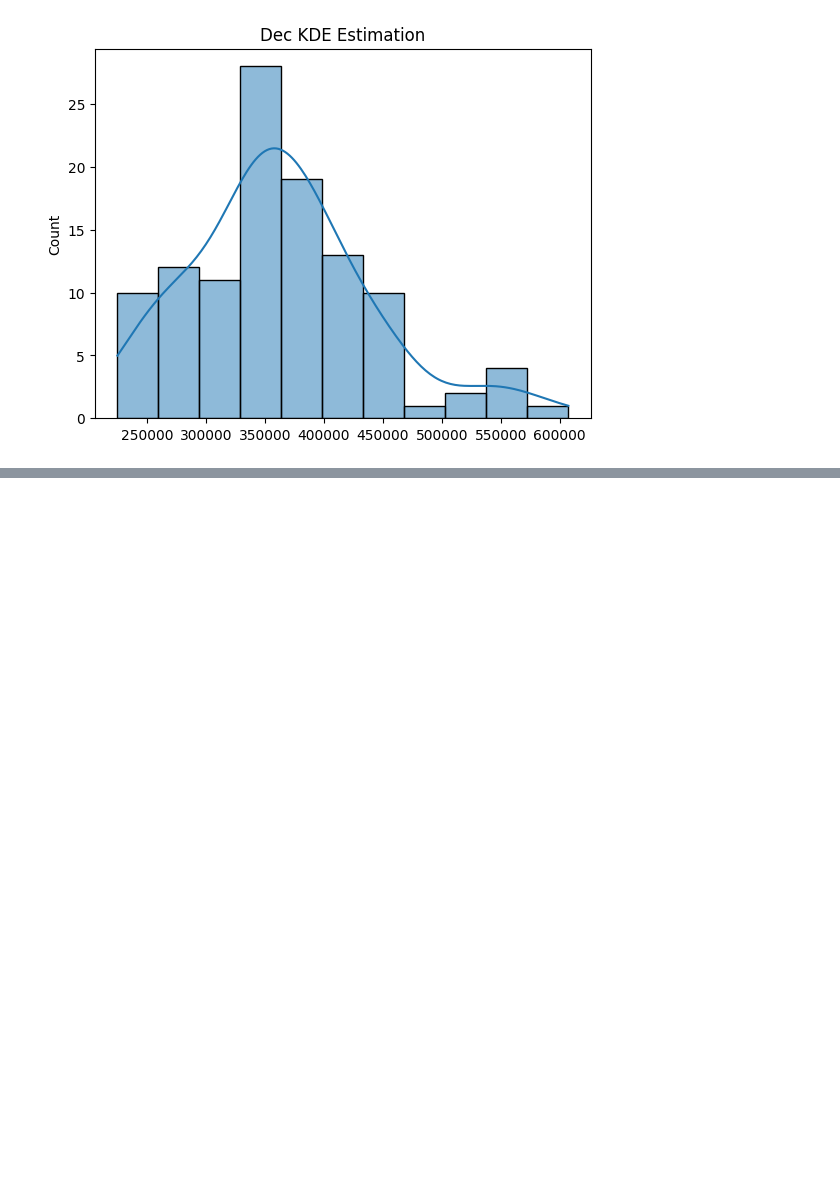
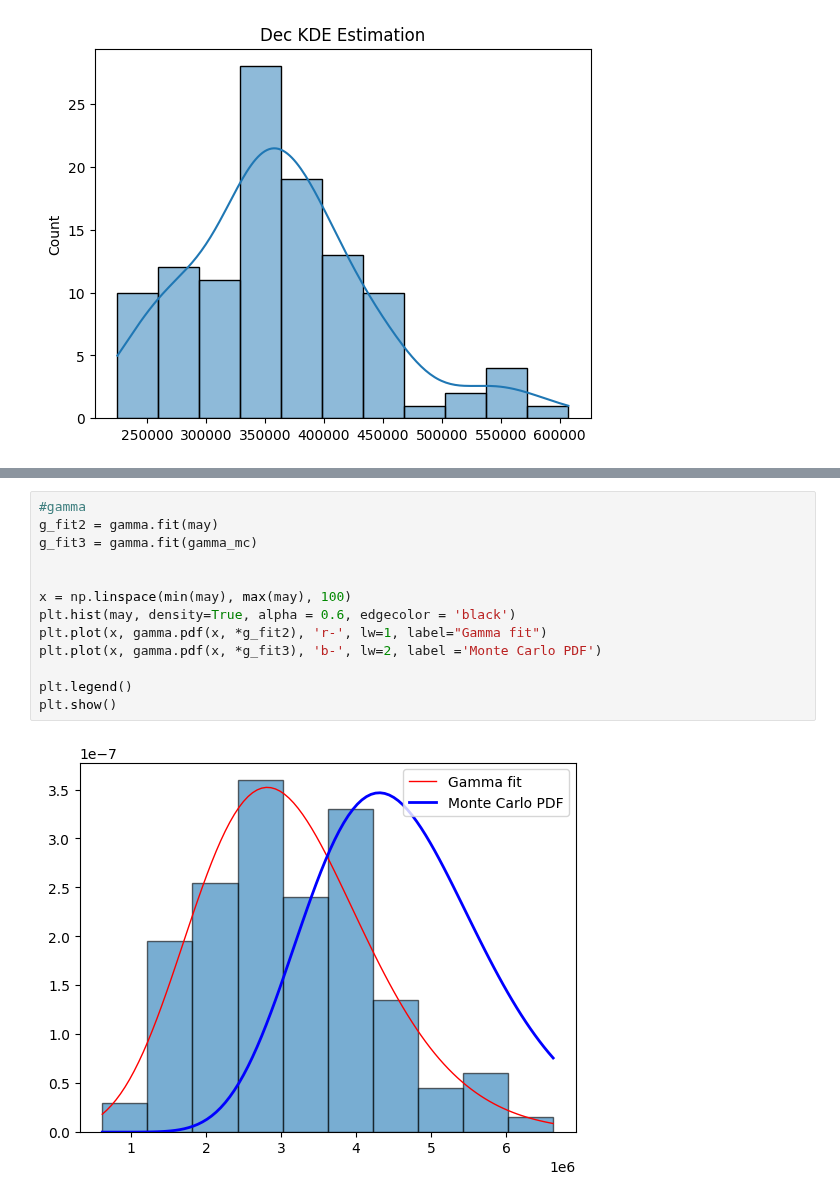
Before and after one commit to jtdocter27/Engineering-Probability---Statistics, a Jupyter notebook: R_project.ipynb, the cells around one changed output, grey strips where cells are left out. Saved outputs shown, nothing was run; the diff lists cells and outputs as text; blank space fills up the shorter version.

```diff
--- a/R_project.ipynb
+++ b/R_project.ipynb
@@ -324,0 +373,15 @@ Text(0.5, 1.0, 'Dec KDE Estimation')
+# %%
+#gamma
+g_fit2 = gamma.fit(may)
+g_fit3 = gamma.fit(gamma_mc)
+
+
+x = np.linspace(min(may), max(may), 100)
+plt.hist(may, density=True, alpha = 0.6, edgecolor = 'black')
+plt.plot(x, gamma.pdf(x, *g_fit2), 'r-', lw=1, label="Gamma fit")
+plt.plot(x, gamma.pdf(x, *g_fit3), 'b-', lw=2, label ='Monte Carlo PDF')
+
+plt.legend()
+plt.show()
+# %% [output]
+[figure, added]
```
Also changed, not shown: parts of 6 cells of this notebook.
